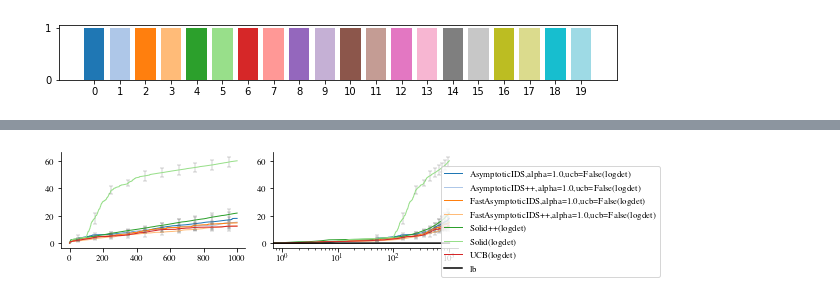
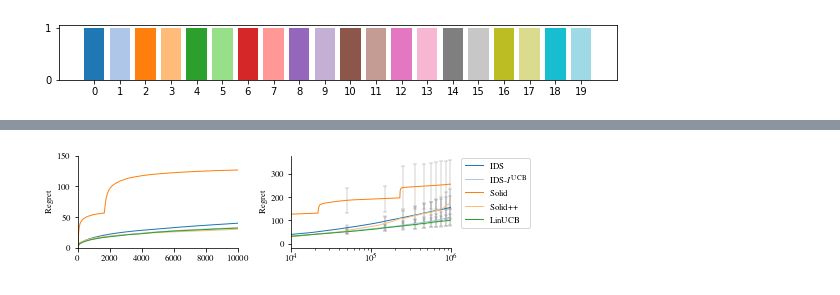
Before and after one commit to kirschnj/pm-ids, a Jupyter notebook: notebooks/FinalPlots-Example.ipynb, the cells around one changed output, grey strips where cells are left out. Cells and saved outputs as stored; diff of their text form; code cells hidden in the pictures.

```diff
--- a/notebooks/FinalPlots-Example.ipynb
+++ b/notebooks/FinalPlots-Example.ipynb
@@ -311,6 +311,7 @@ def plot_regret(data, axis, exclude=None, color_fct=None, label_fct=None, line_f
 
         axis.plot(x, regret[:n, 0], label=label, color=color, linewidth=1, linestyle=line)
         plot_errorbars(axis, x, regret[:n, 0], regret[:n, 1]/np.sqrt(rep), num=10, sigma=2)
+        plt.ylabel('Regret')
 
 #         axis.errorbar(np.arange(n), regret[:, 1]/np.sqrt(strategy_data['repetitions']))
 # %%
@@ -361,10 +362,12 @@ TEXTWIDTH = 15.23782  # width from latex paper
 # env, data = load_data('counter_example_v0.1_e0.01_a0.5-2500000', basedir='../runs-colt2021-aggr')
 # env, data = load_data('counter_example_v0.1_e0.05_a0.5-2500000', basedir='../runs-colt2021-aggr')
 # env, data = load_data('counter_example_v0.1_e0.05_a1.0-2500000', basedir='../runs-colt2021-aggr')
-exp_name = 'counter_example_v0.1_e0.05_a1.0-1000'
+# exp_name = 'counter_example_v0.1_e0.01_a0.5-1000000'
+# exp_name = 'large_gaps_v0.1-1000000'
+exp_name = 'simple_bandit_v0.1-1000000'
 env, data = load_data(exp_name, basedir='../runs-example')
 # env, data = load_data('large_gaps_v0.1-1000000', basedir='../pm-runs')
-lb = pd.read_csv('../runs-example/'+exp_name+'/lb/lb.csv', delimiter=" ", header=None).values
+# lb = pd.read_csv('../runs-example/'+exp_name+'/lb/lb.csv', delimiter=" ", header=None).values
 # env, data = load_data('large_gaps-1000000', basedir='../runs-colt2021-aggr')
 
 [*data.keys()]
@@ -397,15 +406,35 @@ only_logdet = True
 def exclude_fct(strategy_data):
     """ exclude specific runs from plotting """
     args = strategy_data['args']
+#     if strategy_data['repetitions'] != 100:
+#         return False
+    if strategy_data['algorithm'] == 'TS':
+        return True
 
-    # include only logdet results
-    if only_logdet:
-        if not args['beta_logdet']:
-            return True
-    else:
-         # include only asymptotic coefficent results
-        if args['beta_logdet']:
-            return True
+#     # include only logdet results
+#     if only_logdet:
+#         if not args['beta_logdet']:
+#             return True
+#     else:
+#          # include only asymptotic coefficent results
+#         if args['beta_logdet']:
+#             return True
+
+
+    if args.get('solid_z0')==100:
+        return True
+
+
+
+#     if args.get('solid_z0')== False:
+#         return False
+
+#     if strategy_data['algorithm'] == 'AsymptoticIDS':
+#         if not args['ids_fast_info']:
+#             return False
+
+
+
     return False
 
 
@@ -415,19 +444,30 @@ def label_fct(strategy_data):
     args = strategy_data['args']
     if label == 'AsymptoticIDS':
         if args.get('ids_fast_info'):
-            label = 'Fast' + label
+            label = 'IDS'#'Fast' + label
+        else:
+            label = 'IDS-Cell'
         if args.get('opt2'):
-            label += '++'
-        label += f",alpha={args.get('alpha')}"
-        label += f",ucb={args.get('ucb_switch')}"
+            label += r'-$I^{\textsc{ucb}}$'
+#         label += f",alpha={args.get('alpha')}"
+#         label += f",ucb={args.get('ucb_switch')}"
+#     if label == 'Solid':
+#         if not args.get('solid_reset'):
+#             label += '++'
     if label == 'Solid':
         if not args.get('solid_reset'):
             label += '++'
+#         if args.get('solid_opt'):
+#             label += '(opt)'
+#         if args.get('solid_z0'):
+#             label += f"z0={args.get('solid_z0')}"
 
-    if args['beta_logdet']:
-        label += "(logdet)"
-    else:
-        label += "(loglog)"
+#     if args['beta_logdet']:
+#         label += "(logdet)"
+#     else:
+#         label += "(loglog)"
+    if label == 'UCB':
+        label = 'LinUCB'
 
 
     return label
@@ -439,36 +479,53 @@ def line_fct(strategy_data):
     if not args['beta_logdet']:
         return '-.'
 
     return '-'
 
 
 
 fig, axis = plt.subplots(ncols=2)
 
-# figure size is set to JMLR paper width
-fig.set_size_inches(cm2inches(TEXTWIDTH),1.8)
+
 # some generic figure improvements
 # set_figure_params()
 hide_spines(*axis)
 
 # plot first axis
 plot_regret(data, axis[0], exclude=exclude_fct, label_fct=label_fct, line_fct=line_fct)
+axis[0].set_ylabel('Regret')
 # axis[0].legend()
+# axis[0].ticklabel_format(axis='x', style='sci', scilimits=None, useOffset=None, useLocale=None, useMathText=None)
 
+axis[0].set_xlim((0.,10000))
+axis[0].set_ylim((0, 150))
 # second axis
 plot_regret(data, axis[1], exclude=exclude_fct, label_fct=label_fct, line_fct=line_fct)
 # axis[1].legend()
 
-axis[1].plot(lb, label='lb', color='k')
+# axis[1].plot(lb, label='lb', color='k')
 axis[1].set_xscale('log')
+axis[1].set_xlim((10000,1000000))
 handles, labels = axis[-1].get_legend_handles_labels()
-lgd = fig.legend(handles, labels, loc='upper right', bbox_to_anchor=(1.45, 0.9))
 
+# box = fig.get_position()
+# axis[1].set_position([box.x0, box.y0 + box.height * 0.1,
+#                  box.width, box.height * 0.9])
+# axis[0].set_position([box.x0, box.y0 + box.height * 0.1,
+#                  box.width, box.height * 0.9])
+
+# # Put a legend below current axis
+# fig.legend(handles, label, loc='upper center', bbox_to_anchor=(0.5, -0.05),
+#           fancybox=True, shadow=True, ncol=5)
+
+
+lgd = fig.legend(handles, labels, loc='upper right', bbox_to_anchor=(1.15, 0.9))
+# figure size is set to JMLR paper width
+fig.set_size_inches(cm2inches(TEXTWIDTH),1.8)
 
 
 fig.subplots_adjust()
 fig.tight_layout()
 
-fig.savefig(os.path.join('../plots/', f'{env}.pdf'), bbox_inches='tight', pad_inches=0.00)
+fig.savefig(os.path.join('../plots/', f'{env}.pdf',), bbox_inches='tight', pad_inches=0.1)
 # %% [output]
-[figure, old version]
+[figure, new version]
```
Also changed, not shown: parts of 4 cells of this notebook.
